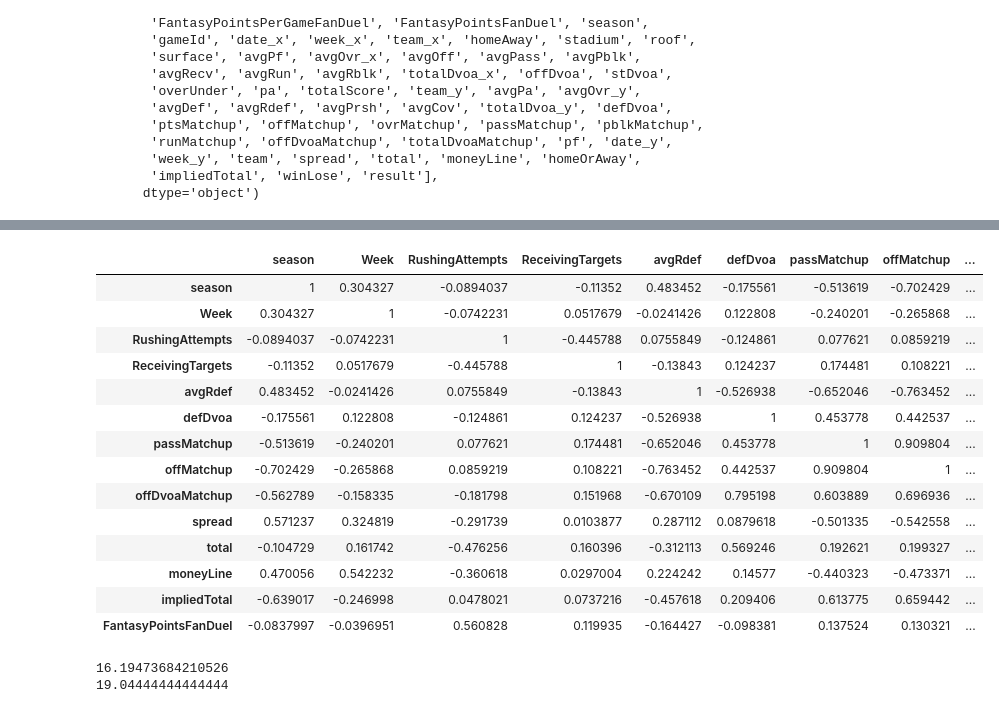
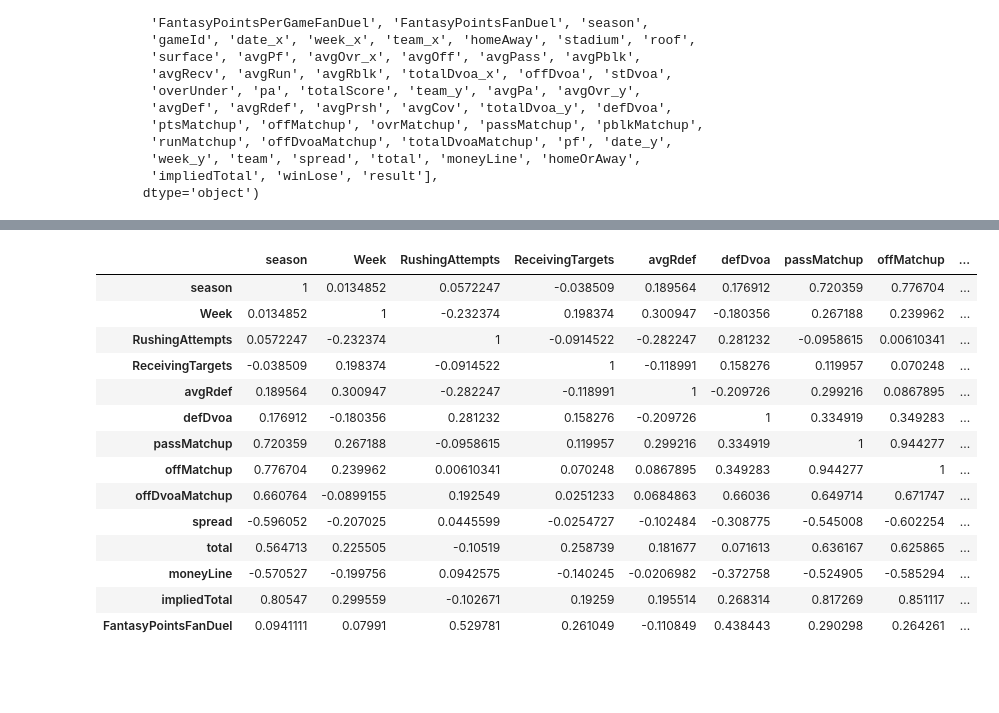
Before and after one commit to mries14/Springboard, a Jupyter notebook: Capstone2/RBDataSetup.ipynb, the cells around one changed output, grey strips where cells are left out. Cells and saved outputs as stored; diff of their text form; code cells hidden in the pictures; blank space fills up the shorter version.

```diff
--- a/Capstone2/RBDataSetup.ipynb
+++ b/Capstone2/RBDataSetup.ipynb
@@ -406,26 +274,21 @@ sBark[sBark['impliedTotal'] <= 21]
 # %%
-sb = newRbs[(newRbs['Team'] == 'Jets')]
-sb = sb[(sb['season'] >= 2015) & ((sb['RushingAttempts'] + sb['ReceivingTargets']) > 16)].sort_values('season')# & (sb['homeAway'] == 'home')]
+sb = newRbs[(newRbs['Team'] == 'Rams')]
+sb = sb[(sb['season'] >= 2017) & (sb['RushingAttempts'] + sb['ReceivingTargets'] > 15)]#.sort_values('season')# & (sb['homeAway'] == 'home')]
+sb = sb[(sb['Name'] == 'Todd Gurley') | (sb['Name'] == 'CJ Anderson')]
 sb.corr().style.background_gradient(cmap='coolwarm')
 # %% [output]
 |  | season | Week | RushingAttempts | ReceivingTargets | avgRdef | defDvoa | passMatchup | offMatchup | ... |
-| season | 1 | 0.304327 | -0.0894037 | -0.11352 | 0.483452 | -0.175561 | -0.513619 | -0.702429 | ... |
-| Week | 0.304327 | 1 | -0.0742231 | 0.0517679 | -0.0241426 | 0.122808 | -0.240201 | -0.265868 | ... |
-| RushingAttempts | -0.0894037 | -0.0742231 | 1 | -0.445788 | 0.0755849 | -0.124861 | 0.077621 | 0.0859219 | ... |
-| ReceivingTargets | -0.11352 | 0.0517679 | -0.445788 | 1 | -0.13843 | 0.124237 | 0.174481 | 0.108221 | ... |
-| avgRdef | 0.483452 | -0.0241426 | 0.0755849 | -0.13843 | 1 | -0.526938 | -0.652046 | -0.763452 | ... |
-| defDvoa | -0.175561 | 0.122808 | -0.124861 | 0.124237 | -0.526938 | 1 | 0.453778 | 0.442537 | ... |
-| passMatchup | -0.513619 | -0.240201 | 0.077621 | 0.174481 | -0.652046 | 0.453778 | 1 | 0.909804 | ... |
-| offMatchup | -0.702429 | -0.265868 | 0.0859219 | 0.108221 | -0.763452 | 0.442537 | 0.909804 | 1 | ... |
-| offDvoaMatchup | -0.562789 | -0.158335 | -0.181798 | 0.151968 | -0.670109 | 0.795198 | 0.603889 | 0.696936 | ... |
-| spread | 0.571237 | 0.324819 | -0.291739 | 0.0103877 | 0.287112 | 0.0879618 | -0.501335 | -0.542558 | ... |
-| total | -0.104729 | 0.161742 | -0.476256 | 0.160396 | -0.312113 | 0.569246 | 0.192621 | 0.199327 | ... |
-| moneyLine | 0.470056 | 0.542232 | -0.360618 | 0.0297004 | 0.224242 | 0.14577 | -0.440323 | -0.473371 | ... |
-| impliedTotal | -0.639017 | -0.246998 | 0.0478021 | 0.0737216 | -0.457618 | 0.209406 | 0.613775 | 0.659442 | ... |
-| FantasyPointsFanDuel | -0.0837997 | -0.0396951 | 0.560828 | 0.119935 | -0.164427 | -0.098381 | 0.137524 | 0.130321 | ... |
+| season | 1 | 0.0134852 | 0.0572247 | -0.038509 | 0.189564 | 0.176912 | 0.720359 | 0.776704 | ... |
+| Week | 0.0134852 | 1 | -0.232374 | 0.198374 | 0.300947 | -0.180356 | 0.267188 | 0.239962 | ... |
+| RushingAttempts | 0.0572247 | -0.232374 | 1 | -0.0914522 | -0.282247 | 0.281232 | -0.0958615 | 0.00610341 | ... |
+| ReceivingTargets | -0.038509 | 0.198374 | -0.0914522 | 1 | -0.118991 | 0.158276 | 0.119957 | 0.070248 | ... |
+| avgRdef | 0.189564 | 0.300947 | -0.282247 | -0.118991 | 1 | -0.209726 | 0.299216 | 0.0867895 | ... |
+| defDvoa | 0.176912 | -0.180356 | 0.281232 | 0.158276 | -0.209726 | 1 | 0.334919 | 0.349283 | ... |
+| passMatchup | 0.720359 | 0.267188 | -0.0958615 | 0.119957 | 0.299216 | 0.334919 | 1 | 0.944277 | ... |
+| offMatchup | 0.776704 | 0.239962 | 0.00610341 | 0.070248 | 0.0867895 | 0.349283 | 0.944277 | 1 | ... |
+| offDvoaMatchup | 0.660764 | -0.0899155 | 0.192549 | 0.0251233 | 0.0684863 | 0.66036 | 0.649714 | 0.671747 | ... |
+| spread | -0.596052 | -0.207025 | 0.0445599 | -0.0254727 | -0.102484 | -0.308775 | -0.545008 | -0.602254 | ... |
+| total | 0.564713 | 0.225505 | -0.10519 | 0.258739 | 0.181677 | 0.071613 | 0.636167 | 0.625865 | ... |
+| moneyLine | -0.570527 | -0.199756 | 0.0942575 | -0.140245 | -0.0206982 | -0.372758 | -0.524905 | -0.585294 | ... |
+| impliedTotal | 0.80547 | 0.299559 | -0.102671 | 0.19259 | 0.195514 | 0.268314 | 0.817269 | 0.851117 | ... |
+| FantasyPointsFanDuel | 0.0941111 | 0.07991 | 0.529781 | 0.261049 | -0.110849 | 0.438443 | 0.290298 | 0.264261 | ... |
-# %%
-print(np.mean(sb['FantasyPointsFanDuel']))
-print(np.mean(sb[sb['total'] <= 40]['FantasyPointsFanDuel']))
-# %% [output]
-16.19473684210526
-19.04444444444444
```
Also changed, not shown: parts of 21 cells of this notebook, 9 other files.
